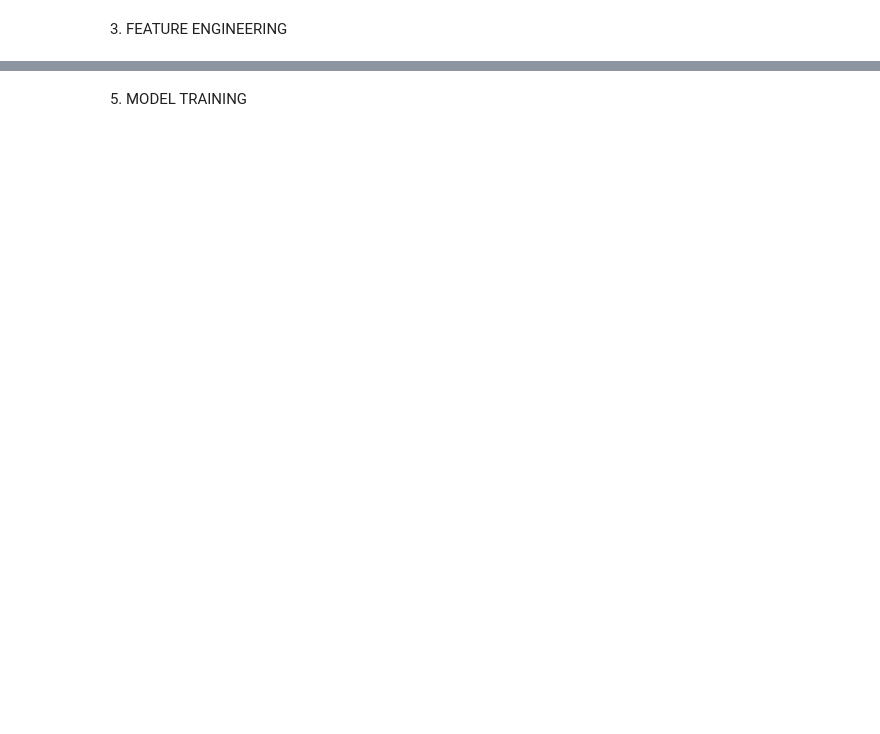
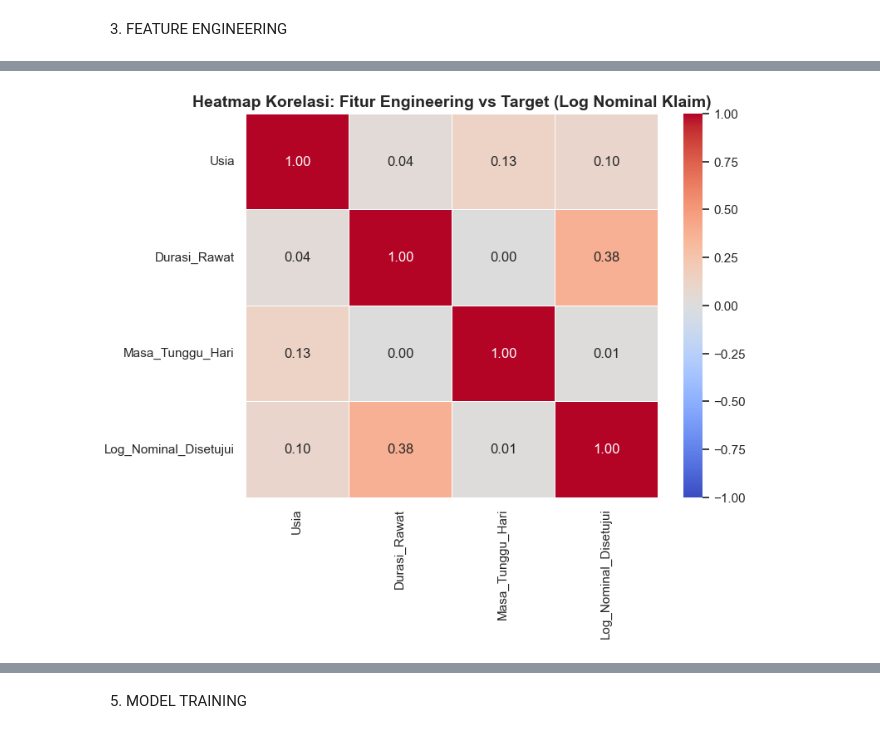
Before and after one commit to danwoy21/data-science-competition, a Jupyter notebook: main.ipynb, the cells around one changed output, grey strips where cells are left out. Cells and saved outputs as stored; diff of their text form; code cells hidden in the pictures; blank space fills up the shorter version.

```diff
--- a/main.ipynb
+++ b/main.ipynb
@@ -335,0 +438,20 @@ df_final['Kategori_Usia'] = pd.cut(df_final['Usia'], bins=[0, 18, 60, 100], labe
+# %%
+# 3. Apakah Durasi_Rawat berkorelasi positif kuat dengan Nominal Klaim?
+
+# Bikin kolom log_target sementara khusus buat heatmap biar lebih akurat (karena skewed)
+df_final['Log_Nominal_Disetujui'] = np.log1p(df_final['Nominal Klaim Yang Disetujui'])
+
+# Pilih cuma kolom yang numerik biar gak error
+kolom_numerik = ['Usia', 'Durasi_Rawat', 'Masa_Tunggu_Hari', 'Log_Nominal_Disetujui']
+corr_matrix = df_final[kolom_numerik].corr()
+
+# Plot Heatmap
+plt.figure(figsize=(8, 6))
+sns.heatmap(corr_matrix, annot=True, cmap='coolwarm', fmt=".2f", linewidths=0.5, vmin=-1, vmax=1)
+plt.title('Heatmap Korelasi: Fitur Engineering vs Target (Log Nominal Klaim)', fontweight='bold', fontsize=14)
+plt.show()
+
+# Drop kolom sementara biar gak menuhin memori
+df_final.drop(columns=['Log_Nominal_Disetujui'], inplace=True)
+# %% [output]
+[figure, added]
```
Also changed, not shown: parts of 26 cells of this notebook.
